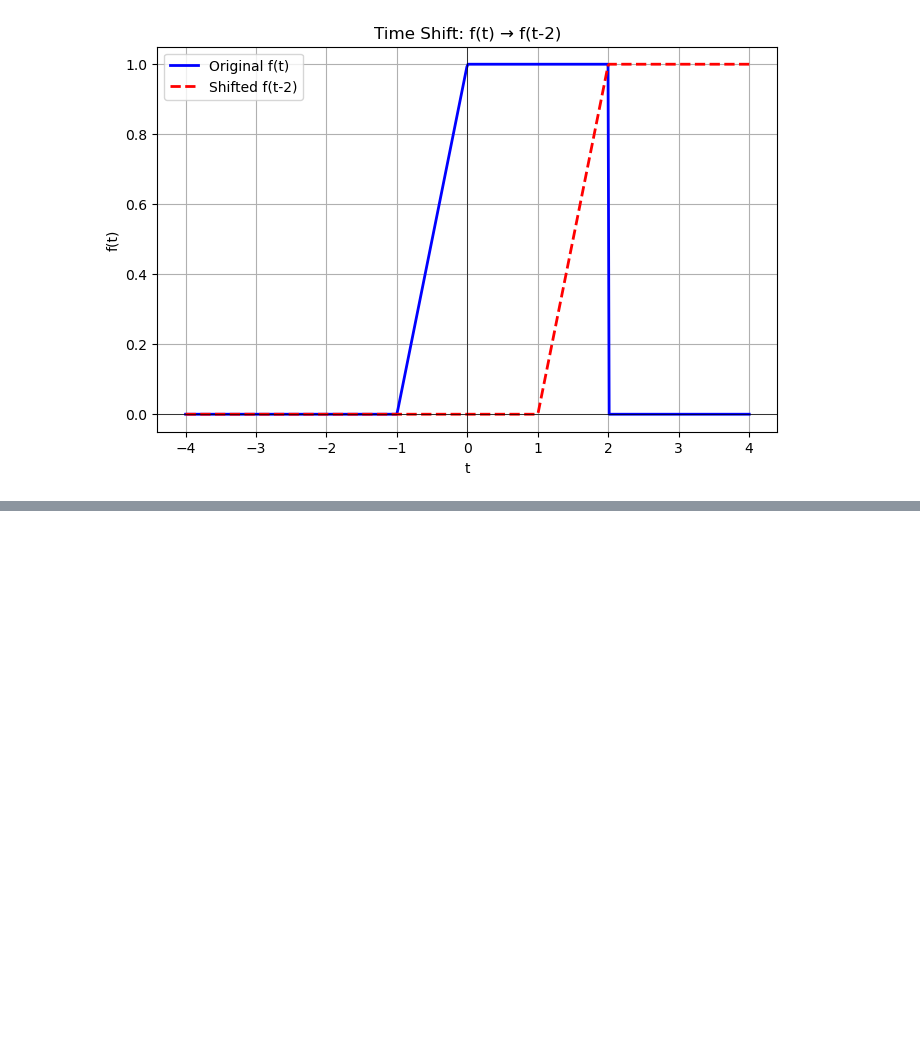
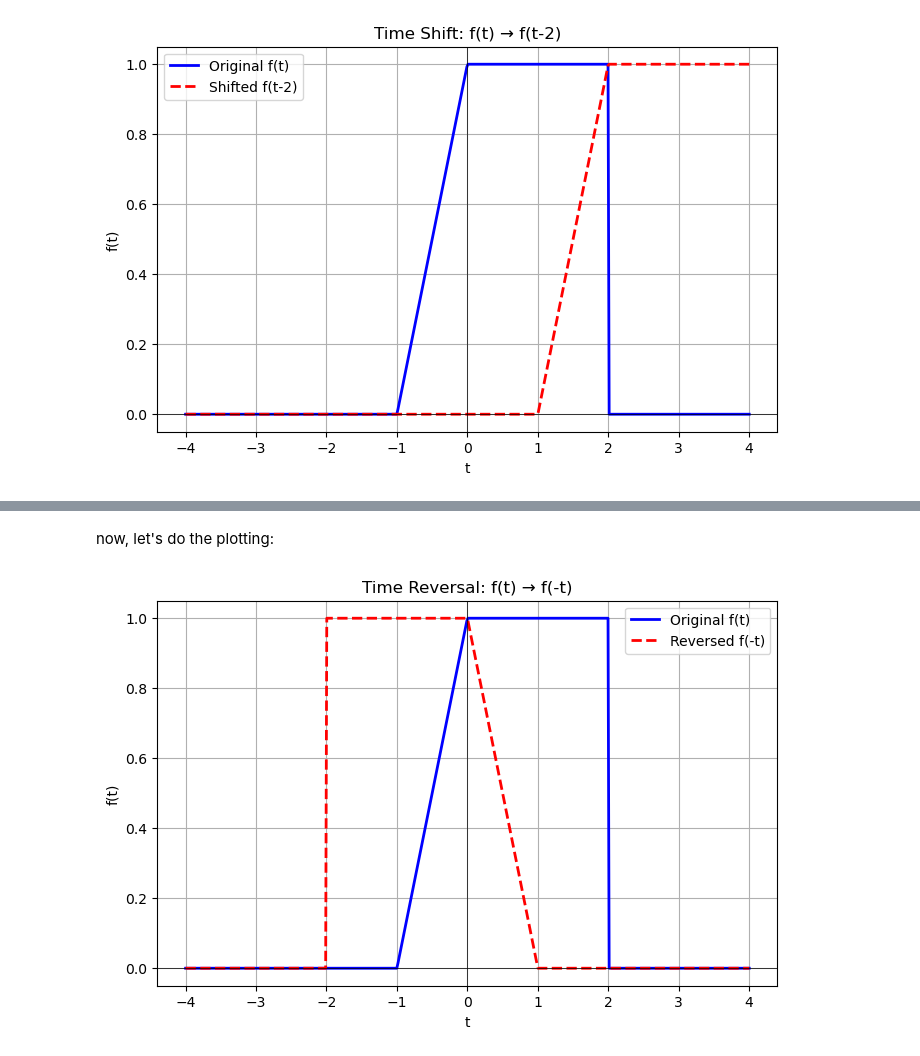
Before and after one commit to AmirHossienAfshar/signals-and-systems, a Jupyter notebook: independent_variable_transformation.ipynb, the cells around one changed output, grey strips where cells are left out. Cells and saved outputs as stored; diff of their text form; code cells hidden in the pictures; blank space fills up the shorter version.

Commit message:
the transformation for the countinous time is done

```diff
--- a/independent_variable_transformation.ipynb
+++ b/independent_variable_transformation.ipynb
@@ -136,0 +144,29 @@ $t_0$ value to check
+# %%
+def time_reverser(f, t_values):
+    """Reverses the function f(t) to f(-t)"""
+    return np.array([f(-t) for t in t_values])
+# %% [markdown]
+now, let's do the plotting:
+# %%
+t_values = np.linspace(-4, 4, 500)
+
+# Compute original and reversed function values
+f_values = np.array([base_function(t) for t in t_values])
+reversed_f_values = time_reverser(base_function, t_values)
+
+# Plot both functions
+plt.figure(figsize=(8, 5))
+plt.plot(t_values, f_values, label="Original f(t)", linewidth=2, color="blue")
+plt.plot(t_values, reversed_f_values, label="Reversed f(-t)", linestyle="dashed", linewidth=2, color="red")
+
+# Labels and grid
+plt.xlabel("t")
+plt.ylabel("f(t)")
+plt.title("Time Reversal: f(t) → f(-t)")
+plt.grid(True)
+plt.axhline(0, color='black', linewidth=0.5)
+plt.axvline(0, color='black', linewidth=0.5)
+plt.legend()
+plt.show()
+# %% [output]
+[figure, added]
```
Also changed, not shown: parts of 14 cells of this notebook.
